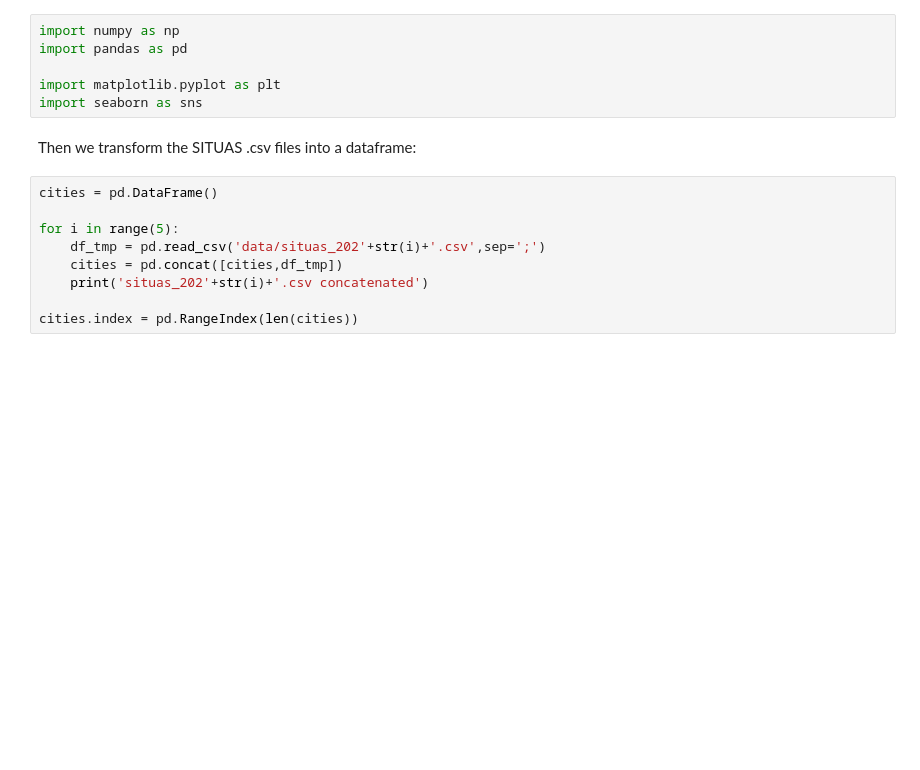
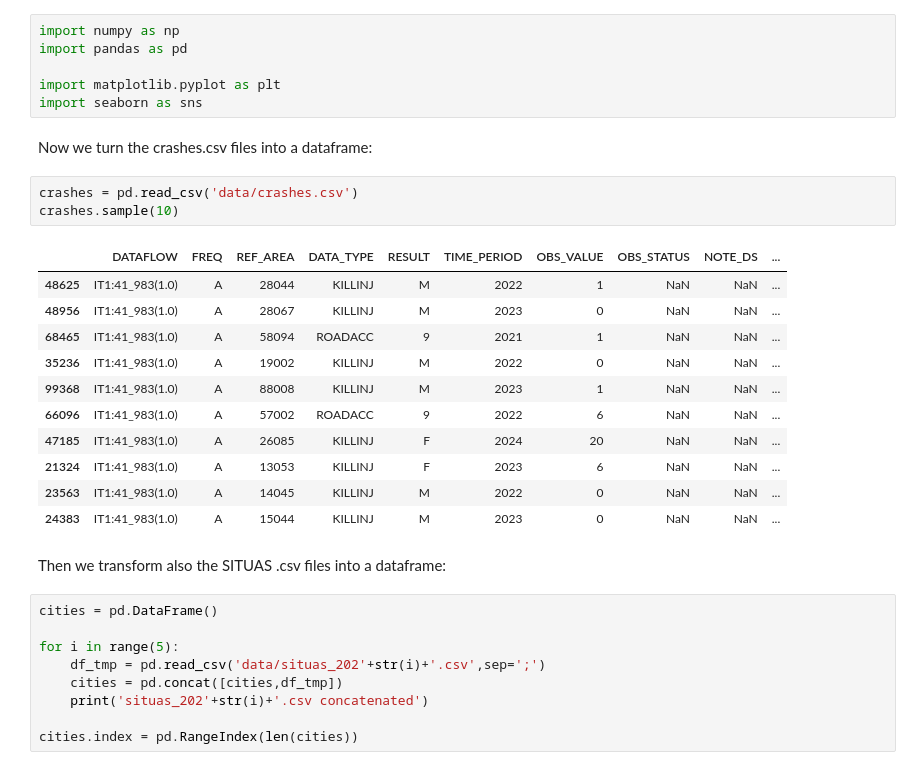
Before and after one commit to MarcoTosoni/boolean_project, a Jupyter notebook: data_analysis.ipynb, the cells around one changed output. Saved outputs shown, nothing was run; the diff lists cells and outputs as text; blank space fills up the shorter version.

```diff
--- a/data_analysis.ipynb
+++ b/data_analysis.ipynb
@@ -10,8 +10,25 @@ import pandas as pd
 
 import matplotlib.pyplot as plt
 import seaborn as sns
+# %% [markdown]
+Now we turn the crashes.csv files into a dataframe:
+# %%
+crashes = pd.read_csv('data/crashes.csv')
+crashes.sample(10)
+# %% [output]
+|  | DATAFLOW | FREQ | REF_AREA | DATA_TYPE | RESULT | TIME_PERIOD | OBS_VALUE | OBS_STATUS | NOTE_DS | ... |
+| 48625 | IT1:41_983(1.0) | A | 28044 | KILLINJ | M | 2022 | 1 | NaN | NaN | ... |
+| 48956 | IT1:41_983(1.0) | A | 28067 | KILLINJ | M | 2023 | 0 | NaN | NaN | ... |
+| 68465 | IT1:41_983(1.0) | A | 58094 | ROADACC | 9 | 2021 | 1 | NaN | NaN | ... |
+| 35236 | IT1:41_983(1.0) | A | 19002 | KILLINJ | M | 2022 | 0 | NaN | NaN | ... |
+| 99368 | IT1:41_983(1.0) | A | 88008 | KILLINJ | M | 2023 | 1 | NaN | NaN | ... |
+| 66096 | IT1:41_983(1.0) | A | 57002 | ROADACC | 9 | 2022 | 6 | NaN | NaN | ... |
+| 47185 | IT1:41_983(1.0) | A | 26085 | KILLINJ | F | 2024 | 20 | NaN | NaN | ... |
+| 21324 | IT1:41_983(1.0) | A | 13053 | KILLINJ | F | 2023 | 6 | NaN | NaN | ... |
+| 23563 | IT1:41_983(1.0) | A | 14045 | KILLINJ | M | 2022 | 0 | NaN | NaN | ... |
+| 24383 | IT1:41_983(1.0) | A | 15044 | KILLINJ | M | 2023 | 0 | NaN | NaN | ... |
 # %% [markdown]
-Then we transform the SITUAS .csv files into a dataframe:
+Then we transform also the SITUAS .csv files into a dataframe:
 # %%
 cities = pd.DataFrame()
 
```
Also changed, not shown: parts of 13 cells of this notebook.
